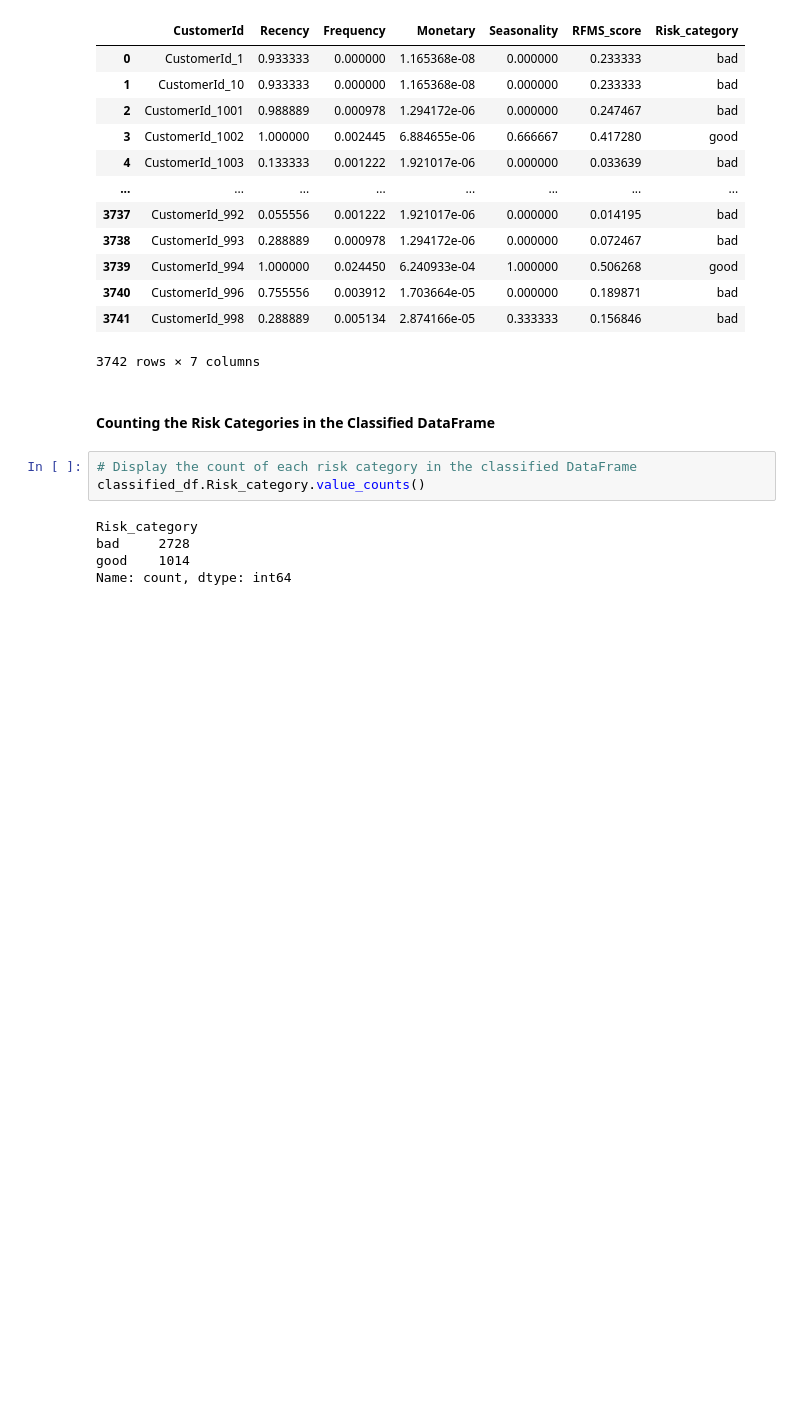
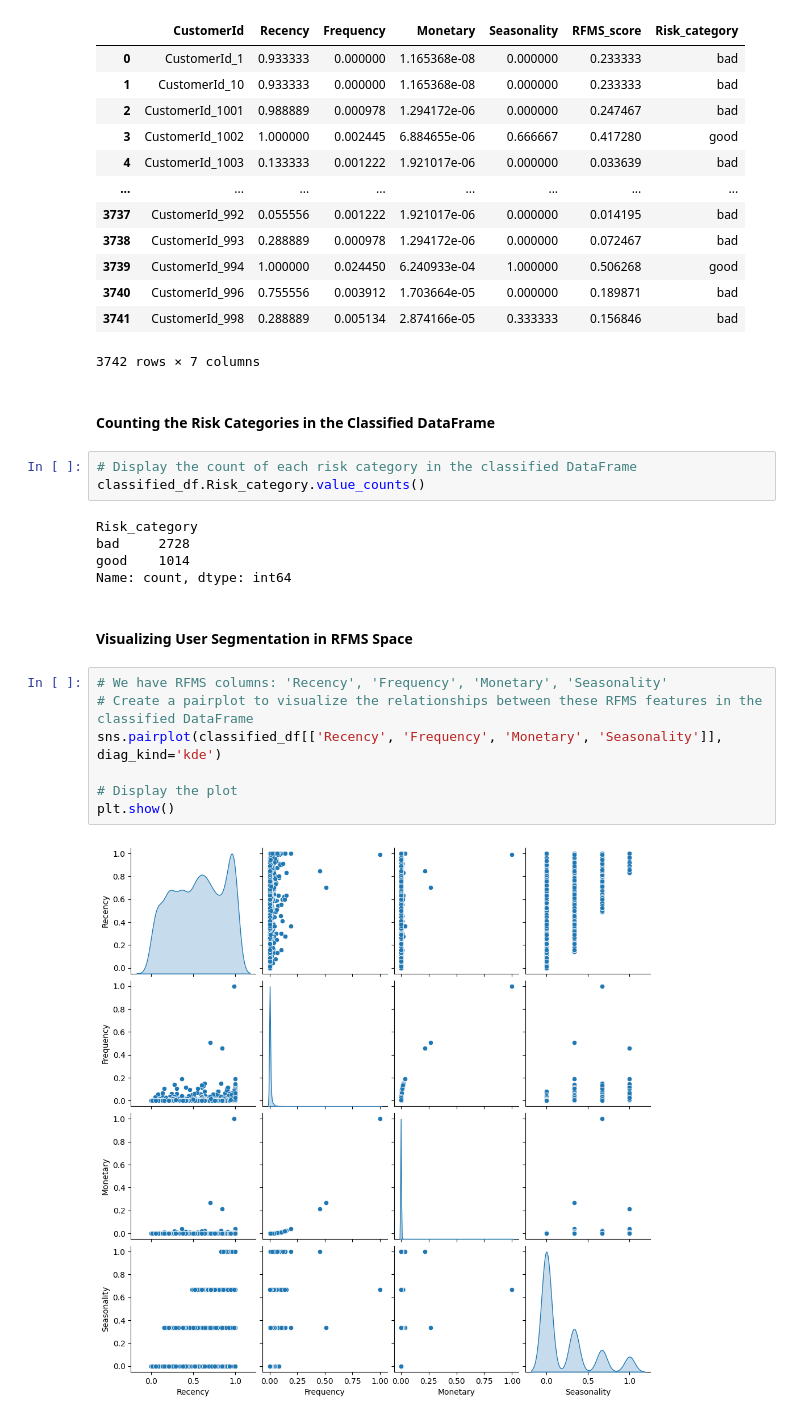
Before and after one commit to GetieBalew24/Bati_Bank_Credit_Scoring_Model, a Jupyter notebook: notebooks/WoE_estimator.ipynb, the cells around one changed output. Saved outputs shown, nothing was run; the diff lists cells and outputs as text; blank space fills up the shorter version.

Commit message:
Visualizing User Segmentation in RFMS Space

```diff
--- a/notebooks/WoE_estimator.ipynb
+++ b/notebooks/WoE_estimator.ipynb
@@ -197,3 +197,14 @@ Risk_category
 bad     2728
 good    1014
 Name: count, dtype: int64
+# %% [markdown]
+#### Visualizing User Segmentation in RFMS Space
+# %%
+# We have RFMS columns: 'Recency', 'Frequency', 'Monetary', 'Seasonality'
+# Create a pairplot to visualize the relationships between these RFMS features in the classified DataFrame
+sns.pairplot(classified_df[['Recency', 'Frequency', 'Monetary', 'Seasonality']], diag_kind='kde')
+
+# Display the plot
+plt.show()
+# %% [output]
+[figure, added]
```
Also changed, not shown: 1 other file.
